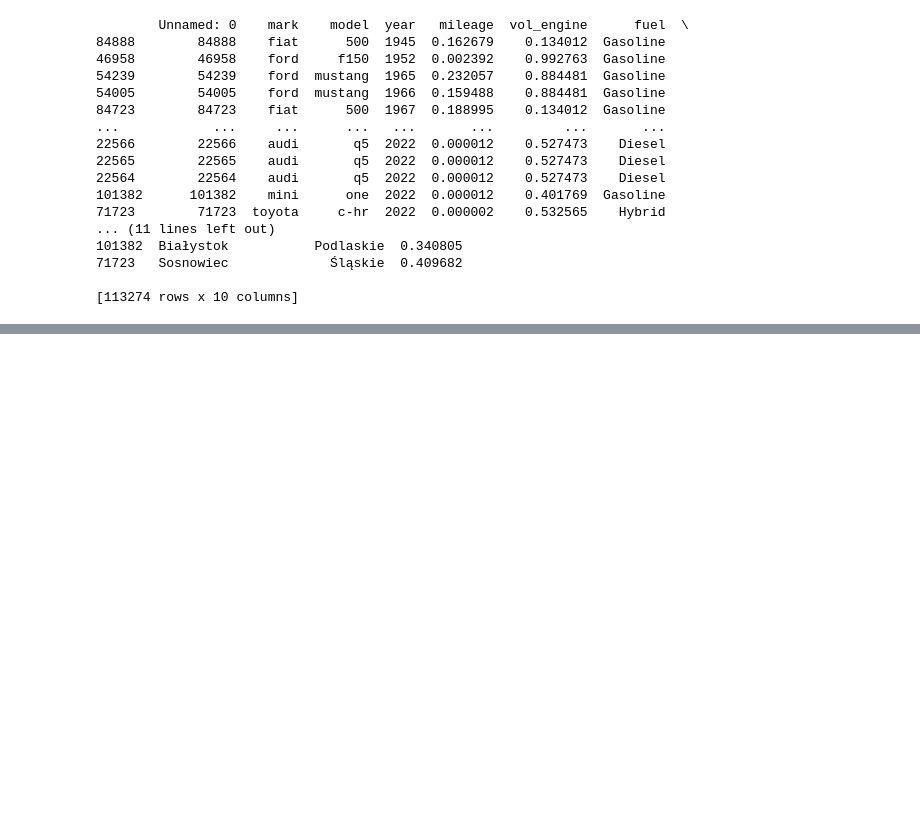
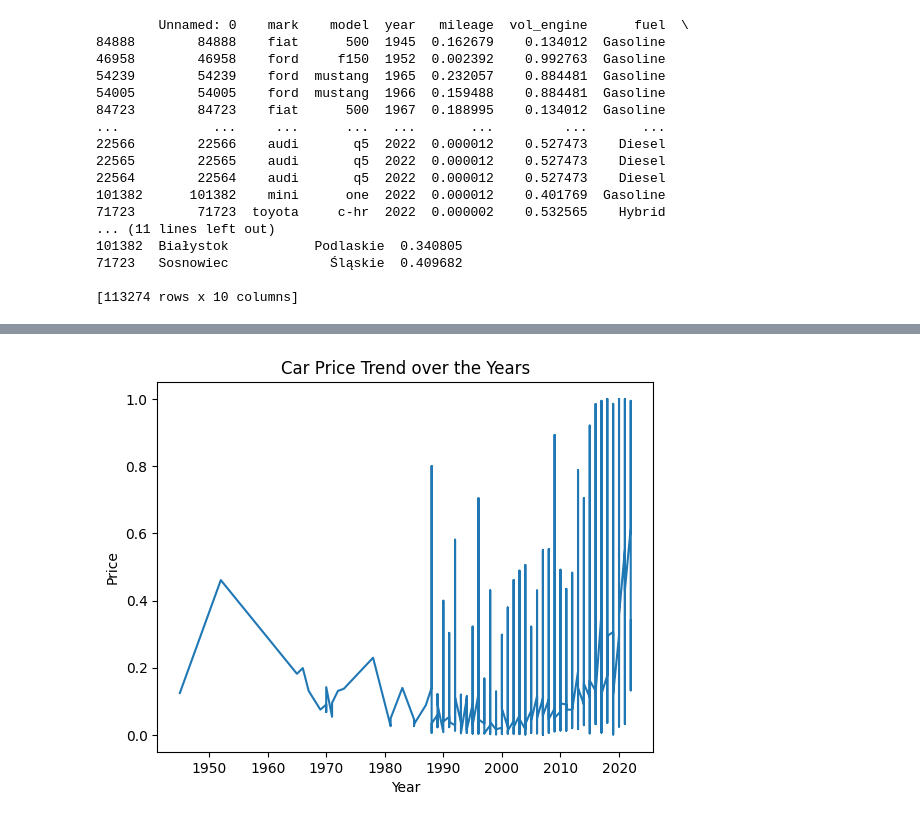
Before and after one commit to dv-project-team/Ahmed-Salama, a Jupyter notebook: data-visualization-project.ipynb, the cells around one changed output, grey strips where cells are left out. Saved outputs shown, nothing was run; the diff lists cells and outputs as text; code cells hidden in the pictures; blank space fills up the shorter version.

Commit message:
Kaggle Notebook | Data-Visualization-Project | Version 17

```diff
--- a/data-visualization-project.ipynb
+++ b/data-visualization-project.ipynb
@@ -124,0 +150,29 @@ print(df)
+# %%
+#9. Dimensionality Reduction using PCA
+# Select the numerical columns for dimensionality reduction
+numerical_columns = ['year', 'mileage', 'vol_engine', 'price']
+
+# Standardize the numerical columns
+scaler = StandardScaler()
+df_scaled = scaler.fit_transform(df[numerical_columns])
+
+# Apply PCA
+pca = PCA(n_components=2)
+df_pca = pca.fit_transform(df_scaled)
+
+# Create a new DataFrame with the reduced dimensions
+df_pca = pd.DataFrame(df_pca, columns=['PC1', 'PC2'])
+
+# Concatenate the reduced dimensions with the original DataFrame
+df = pd.concat([df, df_pca], axis=1)
+
+# 10. Dealing with Inconsistent Data Entry
+# Convert the 'fuel' column to lowercase for consistency
+df['fuel'] = df['fuel'].str.lower()
+
+# Remove inconsistent entries in 'fuel' column
+valid_fuels = ['diesel', 'gasoline', 'cng']
+df = df[df['fuel'].isin(valid_fuels)]
+
+# Output the processed data
+df.to_csv('Processed_Car_Prices.csv', index=False)
@@ -124,0 +199,9 @@ print(df)
+# %%
+# 1. Line Plot
+plt.plot(df['year'], df['price'])
+plt.xlabel('Year')
+plt.ylabel('Price')
+plt.title('Car Price Trend over the Years')
+plt.show()
+# %% [output]
+[figure, added]
```
Also changed, not shown: parts of 10 cells of this notebook.
